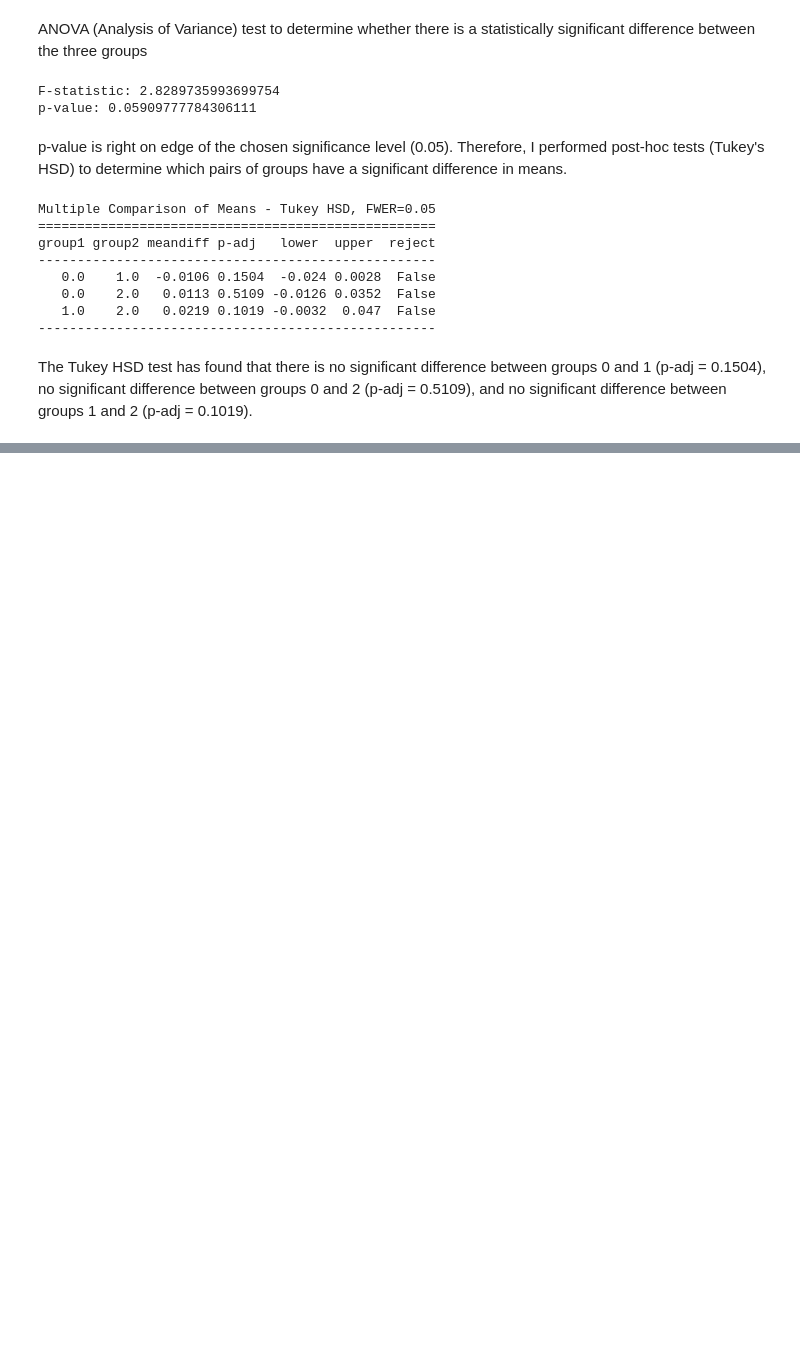
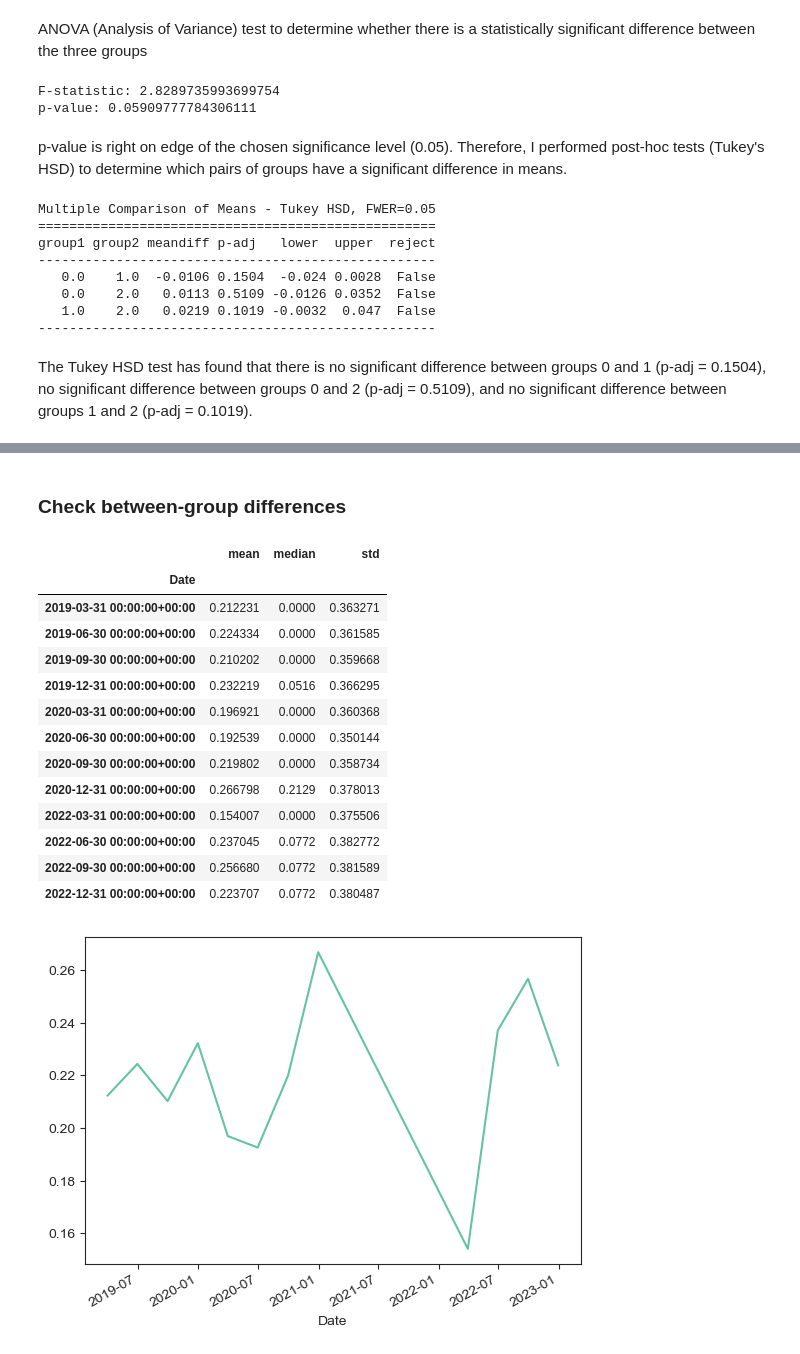
Before and after one commit to macs30200-s23/fitspiration-tweets-project, a Jupyter notebook: analysis/analyze.ipynb, the cells around one changed output, grey strips where cells are left out. Cells and saved outputs as stored; diff of their text form; code cells hidden in the pictures; blank space fills up the shorter version.

```diff
--- a/analysis/analyze.ipynb
+++ b/analysis/analyze.ipynb
@@ -174,0 +229,6 @@ The Tukey HSD test has found that there is no significant difference between gro
+# %%
+# convert the date column to datetime format
+df_clean['Date'] = pd.to_datetime(df_clean['Date'])
+# %%
+# group the dates into three-month periods
+df_grouped = df_clean.groupby(pd.Grouper(key='Date', freq='3M'))
@@ -174,0 +257,24 @@ The Tukey HSD test has found that there is no significant difference between gro
+# %% [markdown]
+### Check between-group differences
+# %%
+# Check the descriptive stats of the three-month periods
+df_agg = df_grouped.agg(['mean', 'median', 'std'])['sentiment_score']
+df_agg = df_agg[df_agg['mean'].isna() == False]
+df_agg['mean'].plot()
+df_agg
+# %% [output]
+|  | mean | median | std |
+| Date |  |  |  |
+| 2019-03-31 00:00:00+00:00 | 0.212231 | 0.0000 | 0.363271 |
+| 2019-06-30 00:00:00+00:00 | 0.224334 | 0.0000 | 0.361585 |
+| 2019-09-30 00:00:00+00:00 | 0.210202 | 0.0000 | 0.359668 |
+| 2019-12-31 00:00:00+00:00 | 0.232219 | 0.0516 | 0.366295 |
+| 2020-03-31 00:00:00+00:00 | 0.196921 | 0.0000 | 0.360368 |
+| 2020-06-30 00:00:00+00:00 | 0.192539 | 0.0000 | 0.350144 |
+| 2020-09-30 00:00:00+00:00 | 0.219802 | 0.0000 | 0.358734 |
+| 2020-12-31 00:00:00+00:00 | 0.266798 | 0.2129 | 0.378013 |
+| 2022-03-31 00:00:00+00:00 | 0.154007 | 0.0000 | 0.375506 |
+| 2022-06-30 00:00:00+00:00 | 0.237045 | 0.0772 | 0.382772 |
+| 2022-09-30 00:00:00+00:00 | 0.256680 | 0.0772 | 0.381589 |
+| 2022-12-31 00:00:00+00:00 | 0.223707 | 0.0772 | 0.380487 |
+[figure, added]
```
Also changed, not shown: parts of 18 cells of this notebook, 2 other files.
